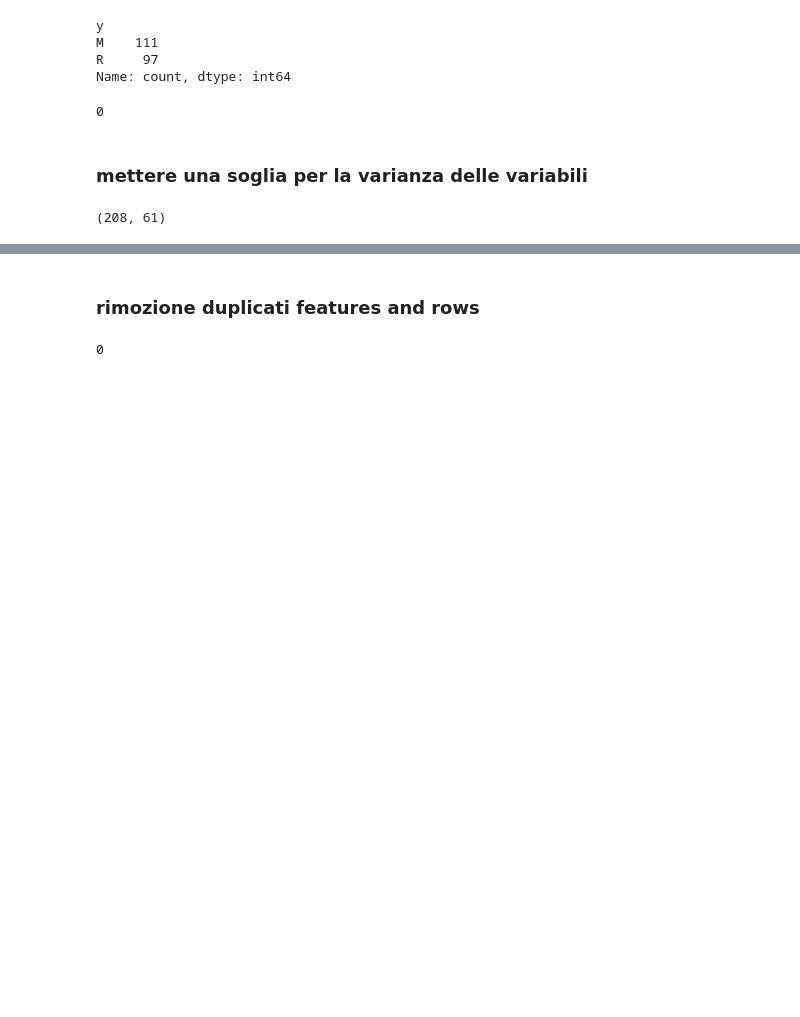
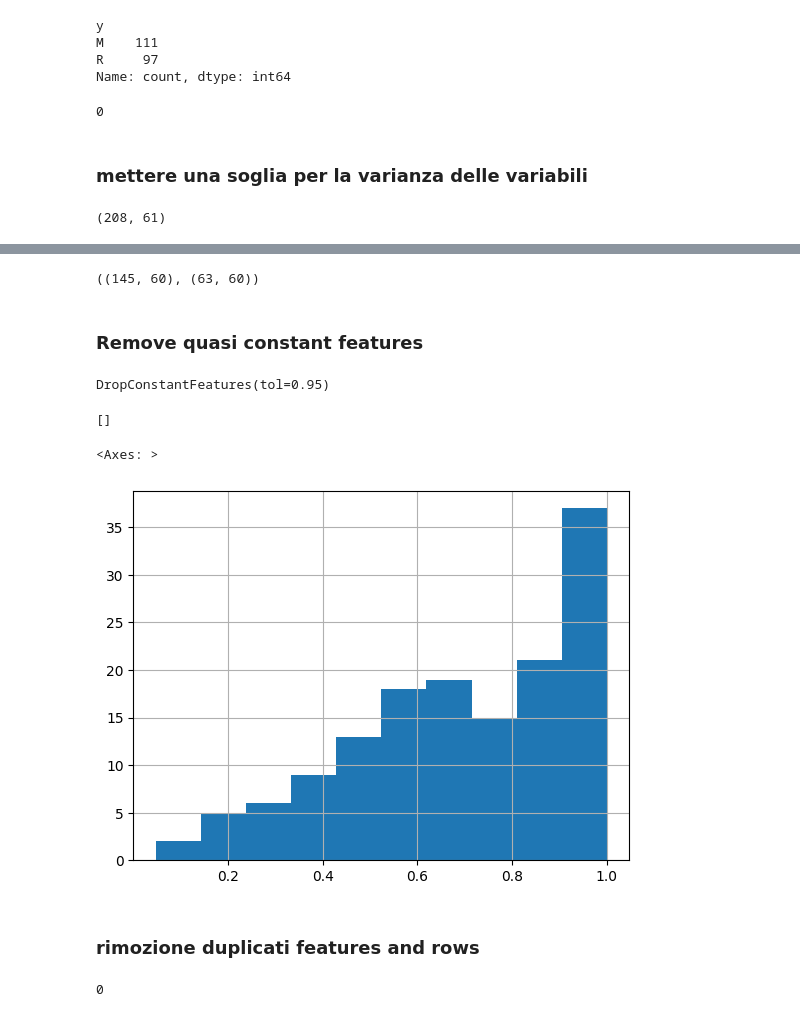
Before and after one commit to monty04dd/FISTIC2024, a Jupyter notebook: miei file/Lesson 14/1_Sonar2solve.ipynb, the cells around one changed output, grey strips where cells are left out. Drawn from its saved outputs; the diff is of its cells as text; code cells hidden in the pictures; blank space fills up the shorter version.

```diff
--- a/miei file/Lesson 14/1_Sonar2solve.ipynb
+++ b/miei file/Lesson 14/1_Sonar2solve.ipynb
@@ -96,4 +97,6 @@ df.shape
 sel = DropConstantFeatures(tol=1,
                            variables=None,
                            missing_values="raise")
+
+sel.fit(X_train)
 # %% [output]
@@ -101,3 +112,33 @@ NameError: name 'DropConstantFeatures' is not defined
+# %%
+X_train = sel.transform(X_train)
+X_test = sel.transform(X_test)
+# %%
+X_train.shape, X_test.shape
+# %% [output]
+((145, 60), (63, 60))
+# %% [markdown]
+### Remove quasi constant features
+# %%
+sel = DropConstantFeatures(tol = 0.95,
+                           variables=None,
+                           missing_values="raise")
+
+sel.fit(X_train)
+# %% [output]
+DropConstantFeatures(tol=0.95)
+# %%
+sel.features_to_drop_
+# %% [output]
+[]
+# %%
+X_train = sel.transform(X_train)
+X_test = sel.transform(X_test)
+# %%
+# non droppo nulla perche la mia varabile con varianza migliore è comuqnue molto buona
+X_train[27].hist()
+# %% [output]
+<Axes: >
+[figure, added]
 # %% [markdown]
 ### rimozione duplicati features and rows
 # %%
```
Also changed, not shown: parts of 21 cells of this notebook, 16 other files.
